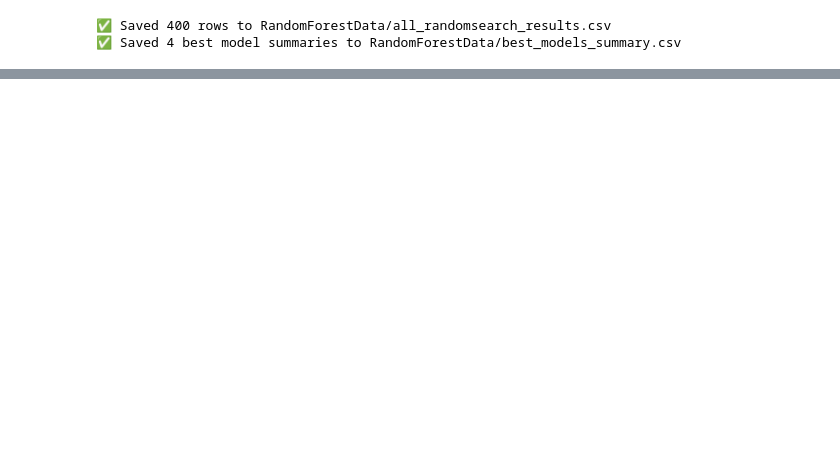
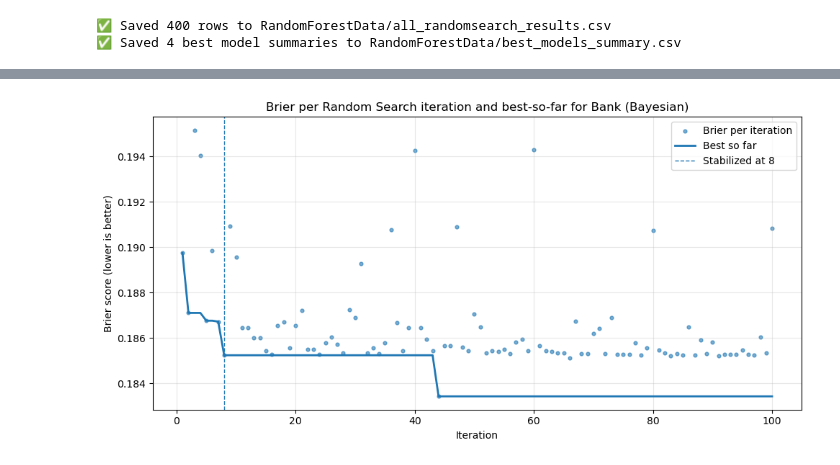
Before and after one commit to Wysocki-Piotr/Hyperparameter-optimization, a Jupyter notebook: RandomForest.ipynb, the cells around one changed output, grey strips where cells are left out. Drawn from its saved outputs; the diff is of its cells as text; code cells hidden in the pictures; blank space fills up the shorter version.

Commit message:
RandomForest - Bayes

```diff
--- a/RandomForest.ipynb
+++ b/RandomForest.ipynb
@@ -87,4 +111,18 @@ plt.show()
 # %%
+param_distributions = {
+      'n_estimators': randint(100, 1500), # 100-999
+      'criterion': ['log_loss', 'entropy', 'gini'],
+      'max_depth': [10, 15, 20, None],  # Limit tree depth
+      'min_samples_split': randint(2, 20),
+      'min_samples_leaf': randint(1, 10),       # Prevent tiny leaves
+      'max_features': ['sqrt', 0.1, 0.33],    # Force feature subsampling
+      'max_samples': [0.5, 0.7, 0.9, None]
+  }
+
+
+
+
+
 model = RandomForestClassifier(random_state=RANDOM_STATE, n_jobs=N_JOBS)
 
 random_search = RandomizedSearchCV(
@@ -329,0 +446,76 @@ for i, (brier, baseline_brier, params, (_, _, _, _, dataset_name)) in enumerate(
+# %%
+bayes_brier_scores = []
+bayes_best_params_list = []
+bayes_results_list = []
+# %%
+all_bayesian_trials = [] #####
+
+for X_train, X_test, y_train, y_test, dataset_name in tqdm(datasets, desc="Bayesian Tuning"):
+    print(f"\n{'='*60}")
+    print(f"Optimizing {dataset_name} dataset...")
+    print(f"{'='*60}")
+
+    # Run Bayesian optimization
+    result = bayes_optimize(X_train, y_train, n_trials=N_ITER, n_jobs_model=-1, verbose=True)
+
+    # Extract best parameters
+    best_params = result['best_params']
+    bayes_best_params_list.append(best_params)
+    bayes_results_list.append(result)
+
+    # Train final model with best parameters and evaluate on test set
+    model = RandomForestClassifier(**best_params, random_state=RANDOM_STATE, n_jobs=N_JOBS)
+    model.fit(X_train, y_train)
+    y_proba = model.predict_proba(X_test)[:, 1]
+    brier = brier_score_loss(y_test, y_proba)
+    bayes_brier_scores.append(brier)
+
+    # Extract all trials from study
+    study = result['study']
+    trials_data = []
+    for trial in study.trials:
+        trial_dict = {
+            'trial_number': trial.number,
+            'state': str(trial.state),
+            'value': trial.value if trial.value is not None else np.nan,
+            'brier_score': -trial.value if trial.value is not None else np.nan,
+            'duration': trial.duration.total_seconds() if trial.duration else np.nan,
+            'params': str(trial.params),
+            **trial.params  # Unpack parameters as separate columns
+        }
+        trials_data.append(trial_dict)
+
+    # Create DataFrame for this dataset
+    trials_df = pd.DataFrame(trials_data)
+    trials_df['dataset'] = dataset_name
+    trials_df['test_brier_score'] = brier
+
+    # Save individual dataset trials
+    trials_df.to_csv(f'RandomForestData/bayesian_trials_{dataset_name.replace(" ", "_")}.csv', index=False)
+    all_bayesian_trials.append(trials_df)
+
+    # Visualization
+    brier_per_iter = result['brier_per_iter']
+    best_so_far = result['best_so_far']
+
+    # Detect stabilization
+    stabilized_at, stabilized_value = detect_stabilization_by_last(best_so_far, abs_tol=ABS_TOL, window_len=WINDOW_SIZE)
+
+    # Plot
+    iters = np.arange(1, len(brier_per_iter) + 1)
+    chart_random(stabilized_at, brier_per_iter, iters, best_so_far, f"{dataset_name} (Bayesian)")
+
+    # Final summary
+    print(f"\n✓ Final test Brier: {brier:.4f}")
+    if stabilized_at:
+        print(f"✓ Stabilized at iteration: {stabilized_at}")
+
+# Combine all trials
+all_bayesian_df = pd.concat(all_bayesian_trials, ignore_index=True)
+all_bayesian_df.to_csv('RandomForestData/all_bayesian_results.csv', index=False)
+
+print(f"\n{'='*60}")
+print(f"Saved all Bayesian trials to RandomForestData/all_bayesian_results.csv")
+print(f"Saved individual dataset trials to RandomForestData/bayesian_trials_[dataset].csv")
+print(f"{'='*60}")
+# %% [output]
@@ -329,0 +531 @@ for i, (brier, baseline_brier, params, (_, _, _, _, dataset_name)) in enumerate(
+[figure, added]
```
Also changed, not shown: parts of 27 cells of this notebook, 9 other files.
